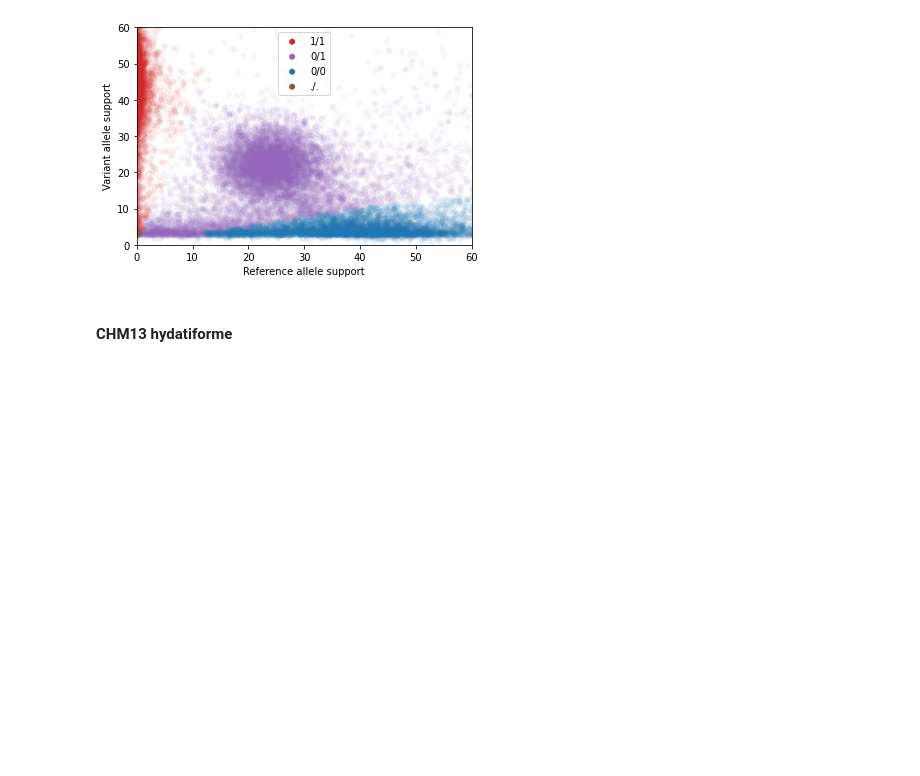
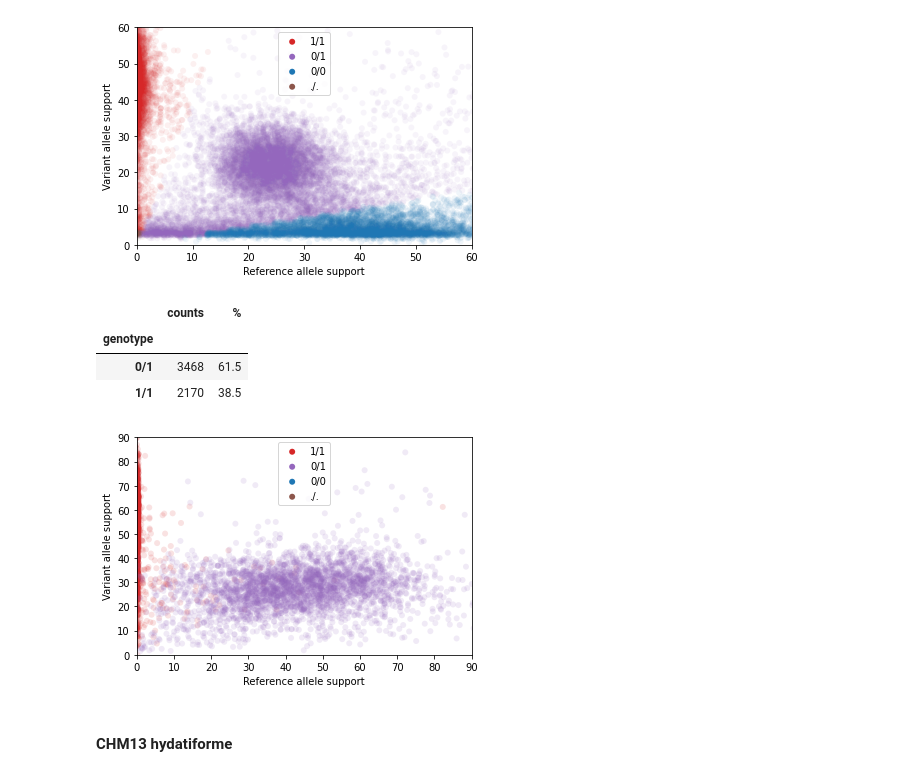
Before and after one commit to SeqOccin-SV/WorkPlanArnaud, a Jupyter notebook: Plot_SV_alleles.ipynb, the cells around one changed output. Drawn from its saved outputs; the diff is of its cells as text; code cells hidden in the pictures; blank space fills up the shorter version.

```diff
--- a/Plot_SV_alleles.ipynb
+++ b/Plot_SV_alleles.ipynb
@@ -201,3 +201,8 @@ mantaDEL=bovine/mantasv/mantasv/manta_DEL.vcf.gz
 # %%
-#counts = read_alt_ref_geno("bovine/illumina_genotype_support.tsv")
-#genotypes(counts)
+counts = read_alt_ref_geno("bovine/illumina_genotype_support.tsv")
+genotypes(counts)
+# %% [output]
+|  | counts | % |
+| genotype |  |  |
+| 0/1 | 3468 | 61.5 |
+| 1/1 | 2170 | 38.5 |
@@ -206,3 +209,7 @@ mantaDEL=bovine/mantasv/mantasv/manta_DEL.vcf.gz
+# %%
+draw_allele_plot(counts, max_ref=90, max_alt=90)
+# %% [output]
+[figure, added]
 # %% [markdown]
 #### CHM13  hydatiforme
 # %%
```
Also changed, not shown: parts of 7 cells of this notebook, 3 other files.
